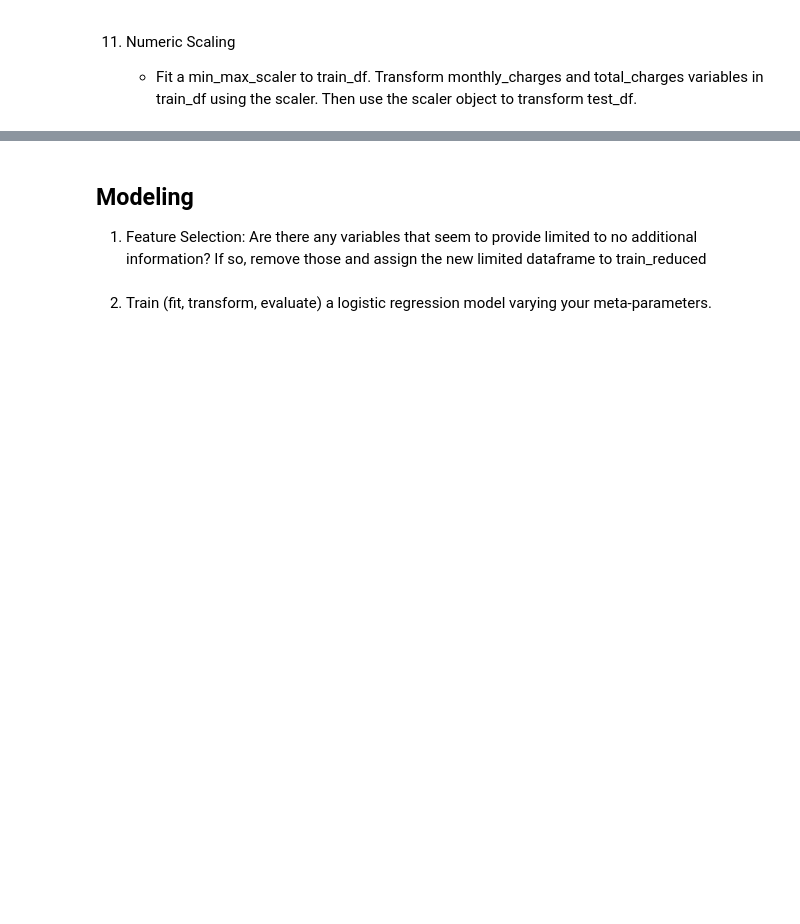
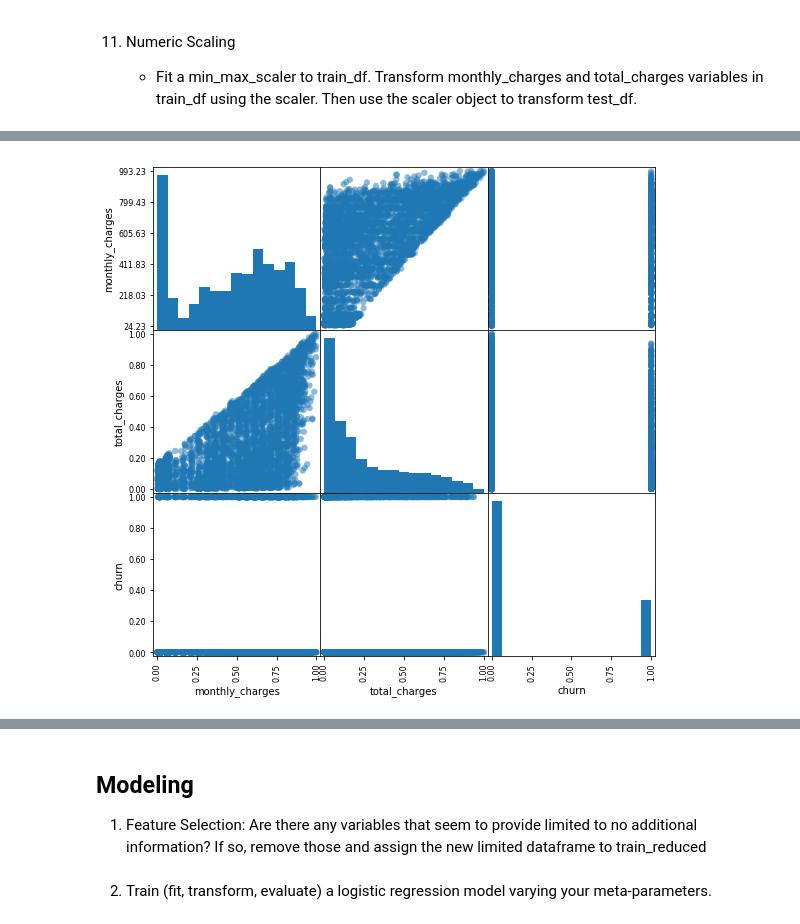
Before and after one commit to michaelndd/classification-project, a Jupyter notebook: project-dd.ipynb, the cells around one changed output, grey strips where cells are left out. Saved outputs shown, nothing was run; the diff lists cells and outputs as text; code cells hidden in the pictures; blank space fills up the shorter version.

```diff
--- a/project-dd.ipynb
+++ b/project-dd.ipynb
@@ -648,0 +686,13 @@ df_sql = add_online_security_backup(df_sql)
+# %%
+from pandas.tools.plotting import scatter_matrix
+from matplotlib import cm
+from matplotlib.ticker import FormatStrFormatter
+
+cmap = cm.get_cmap('gnuplot')
+axes = pd.scatter_matrix(
+    train_df[['monthly_charges', 'total_charges', 'churn']], marker='o', s=40,
+    hist_kwds={'bins':15},  figsize=(9,9), cmap=cmap)
+for ax in axes.flatten():
+    ax.yaxis.set_major_formatter(FormatStrFormatter('%.2f'))
+# %% [output]
+[figure, added]
```
Also changed, not shown: parts of 13 cells of this notebook.
